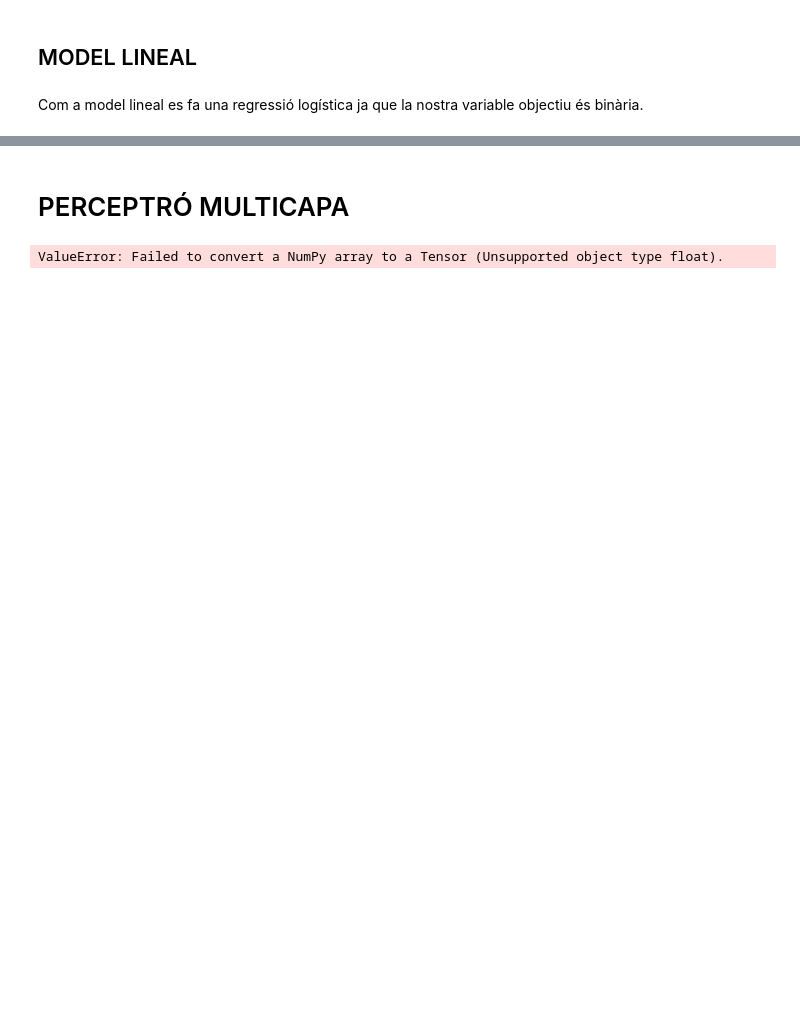
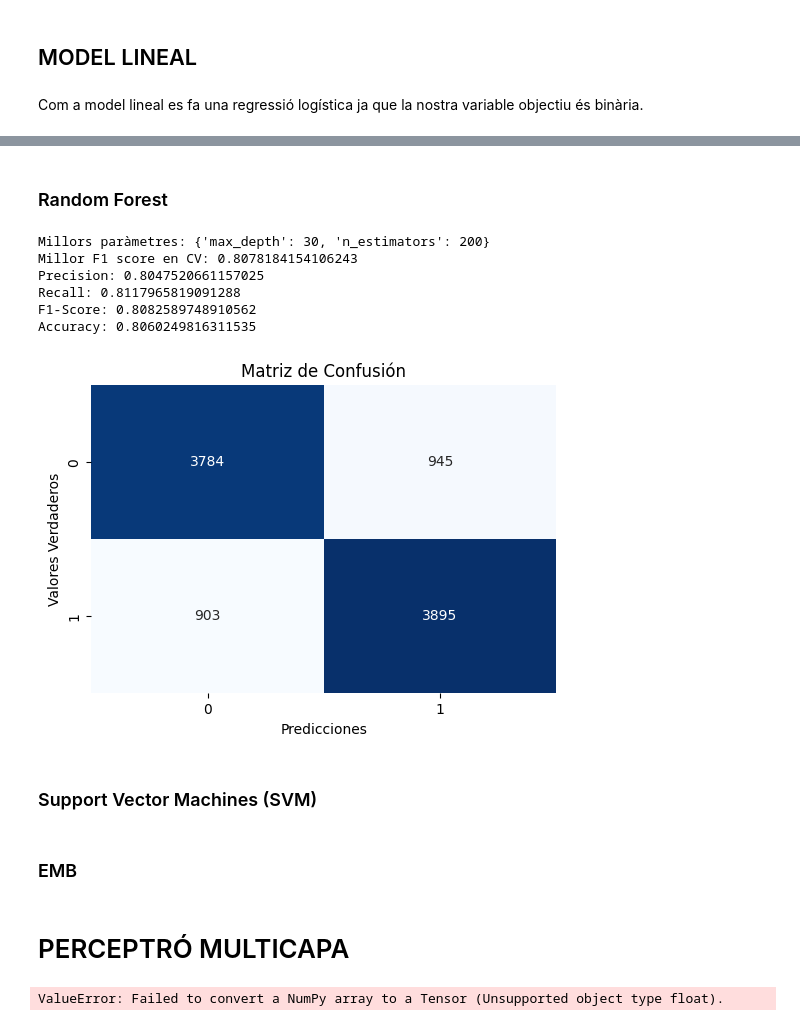
Before and after one commit to annacp04/Perceptro-multicapa, a Jupyter notebook: practica_xndl.ipynb, the cells around one changed output, grey strips where cells are left out. Cells and saved outputs as stored; diff of their text form; code cells hidden in the pictures; blank space fills up the shorter version.

```diff
--- a/practica_xndl.ipynb
+++ b/practica_xndl.ipynb
@@ -744,0 +668,20 @@ TypeError: '<' not supported between instances of 'float' and 'str'
+# %% [markdown]
+### Random Forest
+# %%
+from sklearn.ensemble import RandomForestClassifier
+model = RandomForestClassifier()
+param_grid = {
+    'n_estimators': [100, 200, 300],
+    'max_depth': [None, 10, 20, 30, 40, 50]
+}
+entrenament(data, model, param_grid)
+# %% [output]
+Millors paràmetres: {'max_depth': 30, 'n_estimators': 200}
+Millor F1 score en CV: 0.8078184154106243
+Precision: 0.8047520661157025
+Recall: 0.8117965819091288
+F1-Score: 0.8082589748910562
+Accuracy: 0.8060249816311535
+[figure, added]
+# %% [markdown]
+### Support Vector Machines (SVM)
@@ -744,0 +697,2 @@ TypeError: '<' not supported between instances of 'float' and 'str'
+# %% [markdown]
+### EMB
```
Also changed, not shown: parts of 25 cells of this notebook.
